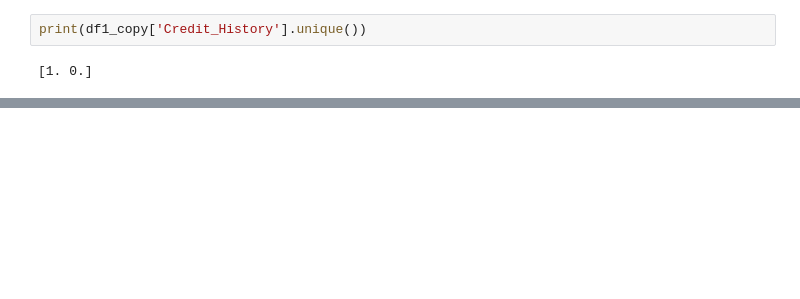
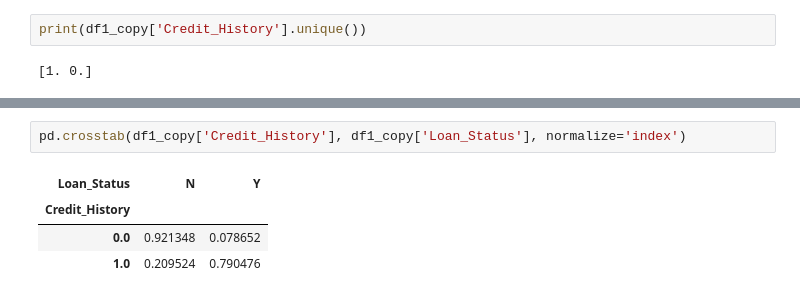
Before and after one commit to Divine123-glitch/module_3, a Jupyter notebook: Task/task25/home_loan.ipynb, the cells around one changed output, grey strips where cells are left out. Saved outputs shown, nothing was run; the diff lists cells and outputs as text; blank space fills up the shorter version.

```diff
--- a/Task/task25/home_loan.ipynb
+++ b/Task/task25/home_loan.ipynb
@@ -1071,0 +1153,7 @@ print(df1_copy['Credit_History'].unique())
+# %%
+pd.crosstab(df1_copy['Credit_History'], df1_copy['Loan_Status'], normalize='index')
+# %% [output]
+| Loan_Status | N | Y |
+| Credit_History |  |  |
+| 0.0 | 0.921348 | 0.078652 |
+| 1.0 | 0.209524 | 0.790476 |
```
Also changed, not shown: parts of 11 cells of this notebook, 2 other files.
